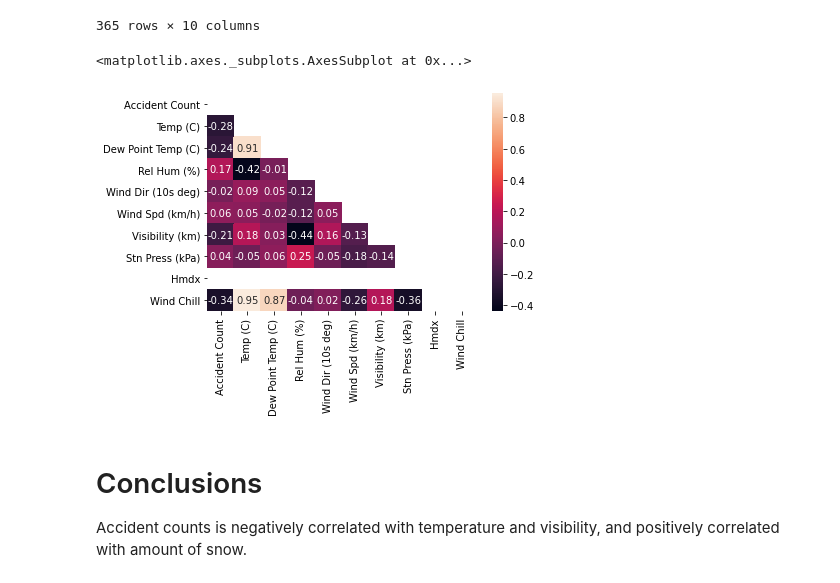
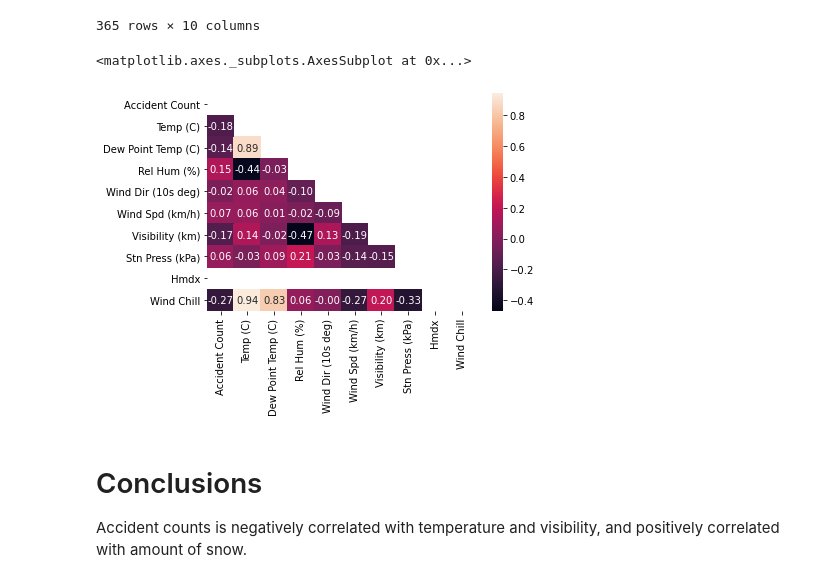
Before and after one commit to Karenzhang7717/ENSF592_YYC_Project, a Jupyter notebook: Phase II/Traffic_Weather.ipynb, the cells around one changed output. Drawn from its saved outputs; the diff is of its cells as text; code cells hidden in the pictures.

```diff
--- a/Phase II/Traffic_Weather.ipynb
+++ b/Phase II/Traffic_Weather.ipynb
@@ -186,15 +186,15 @@ weather2_accident
 | 2018-12-31 | 13 | -13.6 | -16.5 | 79.0 | 1.0 | 18.0 | ... |
 365 rows × 10 columns
 # %%
-corr_matrix2 = weather2_accident.corr()
+corr_matrix2 = weather2_accident.corr('spearman')
 
 mask2 = np.zeros_like(corr_matrix2, dtype=np.bool)
 mask2[np.triu_indices_from(mask2)] = True
 
 sns.heatmap(corr_matrix2, mask=mask2, annot=True, fmt='.2f')
 # %% [output]
 <matplotlib.axes._subplots.AxesSubplot at 0x...>
-[figure, old version]
+[figure, new version]
 # %% [markdown]
 # Conclusions
 
```
Also changed, not shown: parts of 3 cells of this notebook, 2 other files.
